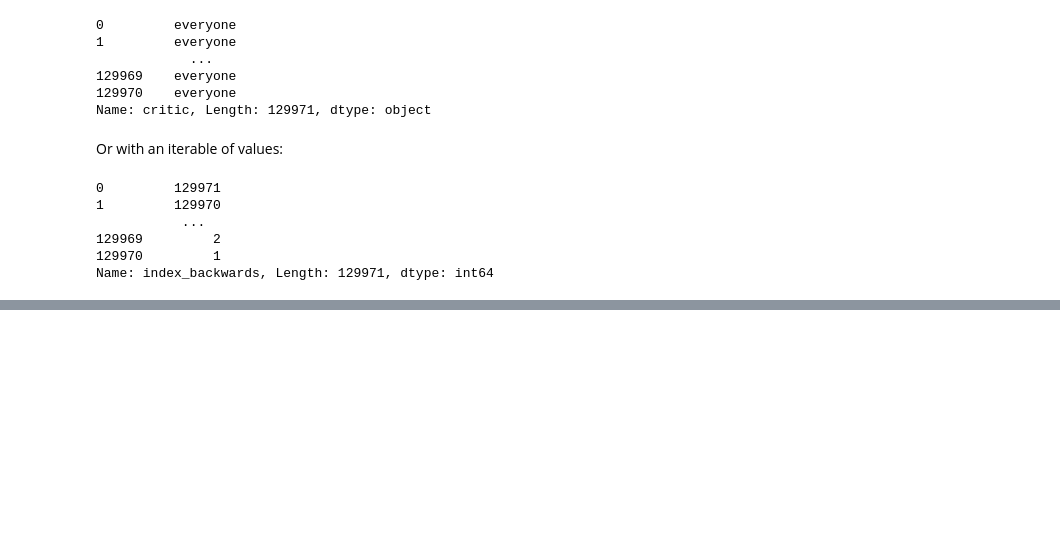
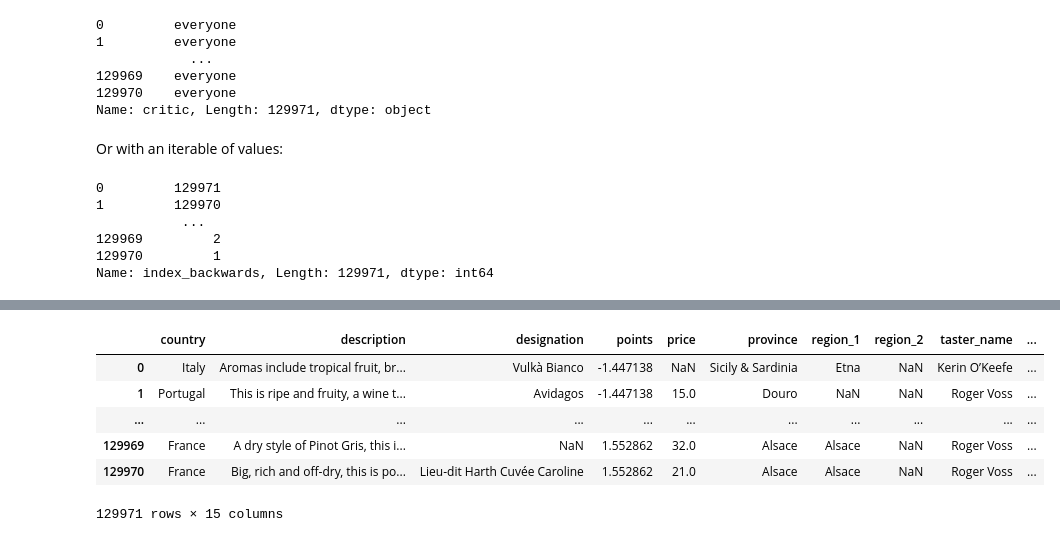
Before and after one commit to Shahid1993/python-learning-notebooks, a Jupyter notebook: Pandas.ipynb, the cells around one changed output, grey strips where cells are left out. Cells and saved outputs as stored; diff of their text form; code cells hidden in the pictures; blank space fills up the shorter version.

```diff
--- a/Pandas.ipynb
+++ b/Pandas.ipynb
@@ -328,0 +402,3 @@ Name: index_backwards, Length: 129971, dtype: int64
+# %%
+review_points_mean = wine_reviews.points.mean()
+wine_reviews.points.map(lambda p: p - review_points_mean)
@@ -328,0 +416,14 @@ Name: index_backwards, Length: 129971, dtype: int64
+# %%
+def remean_points(row):
+    row.points = row.points - review_points_mean
+    return row
+
+wine_reviews.apply(remean_points, axis='columns')
+# %% [output]
+|  | country | description | designation | points | price | province | region_1 | region_2 | taster_name | ... |
+| 0 | Italy | Aromas include tropical fruit, br... | Vulkà Bianco | -1.447138 | NaN | Sicily & Sardinia | Etna | NaN | Kerin O’Keefe | ... |
+| 1 | Portugal | This is ripe and fruity, a wine t... | Avidagos | -1.447138 | 15.0 | Douro | NaN | NaN | Roger Voss | ... |
+| ... | ... | ... | ... | ... | ... | ... | ... | ... | ... | ... |
+| 129969 | France | A dry style of Pinot Gris, this i... | NaN | 1.552862 | 32.0 | Alsace | Alsace | NaN | Roger Voss | ... |
+| 129970 | France | Big, rich and off-dry, this is po... | Lieu-dit Harth Cuvée Caroline | 1.552862 | 21.0 | Alsace | Alsace | NaN | Roger Voss | ... |
+129971 rows × 15 columns
```
Also changed, not shown: parts of 28 cells of this notebook, 1 other file.
